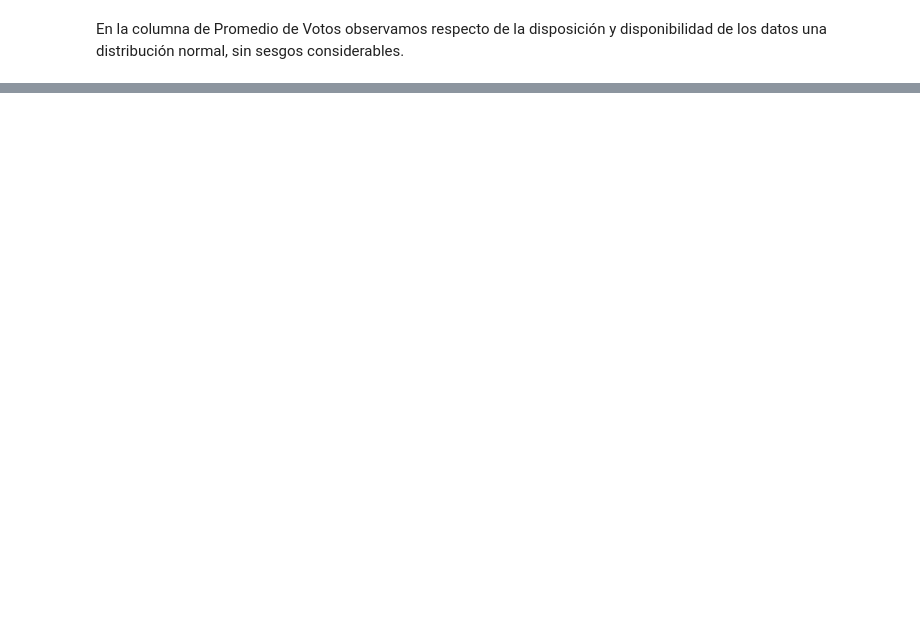
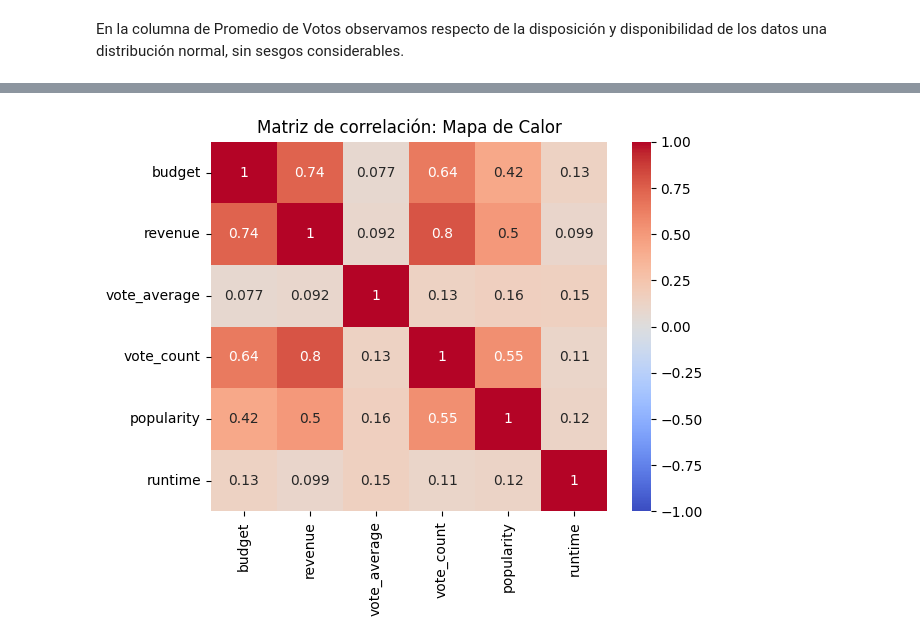
Before and after one commit to gastorellano/Proyect_MLOps, a Jupyter notebook: Notebooks/EDA.ipynb, the cells around one changed output, grey strips where cells are left out. Saved outputs shown, nothing was run; the diff lists cells and outputs as text; code cells hidden in the pictures; blank space fills up the shorter version.

```diff
--- a/Notebooks/EDA.ipynb
+++ b/Notebooks/EDA.ipynb
@@ -479,0 +504,4 @@ En la columna de Promedio de Votos observamos respecto de la disposición y disp
+# %%
+df_correlacion = df[['budget', 'revenue', 'vote_average', 'vote_count', 'popularity', 'runtime']].corr()
+#El método corr() calcula la matriz de correlación (sus relaciones lineales) para los valores seleccionados.
+print(df_correlacion)
@@ -479,0 +524,8 @@ En la columna de Promedio de Votos observamos respecto de la disposición y disp
+# %%
+#Podemos representar la matriz de correlación a través del heatmap o mapa de calor:
+
+sns.heatmap(df_correlacion, annot=True, cmap='coolwarm', vmin=-1, vmax=1) #Los valores oscilan entre -1 y 1
+plt.title('Matriz de correlación: Mapa de Calor')
+plt.show()
+# %% [output]
+[figure, added]
```
Also changed, not shown: parts of 29 cells of this notebook, 1 other file.
